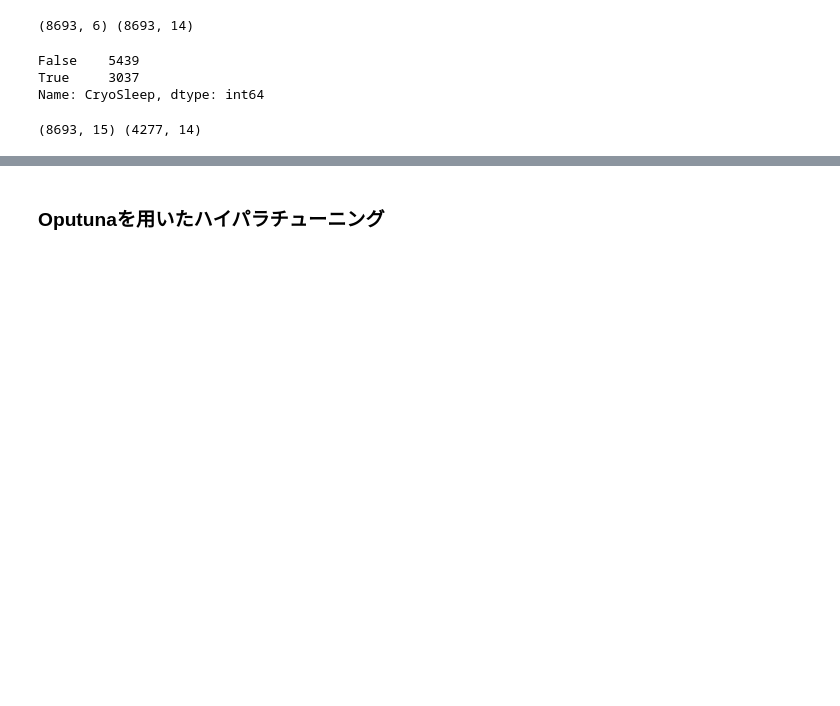
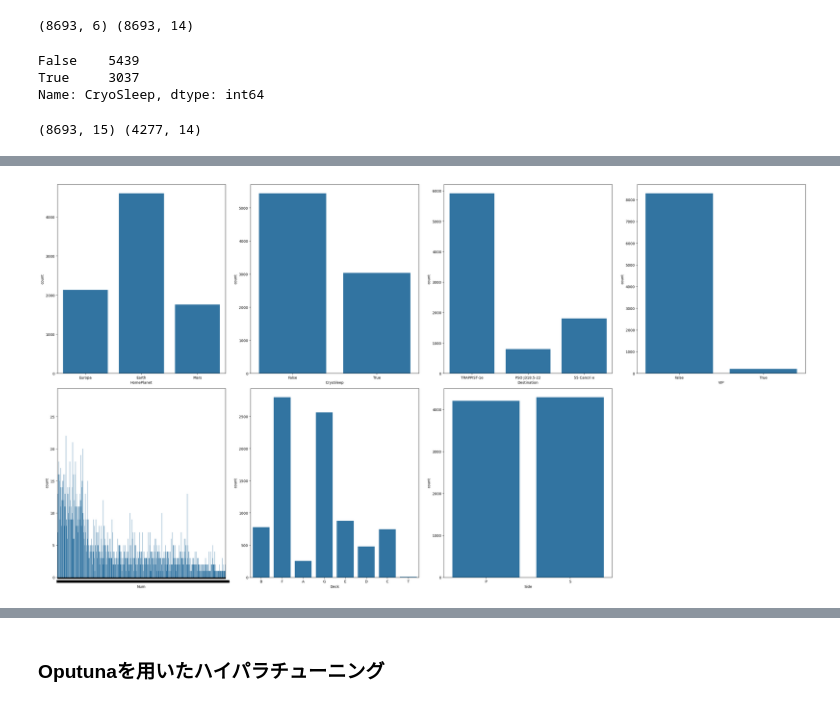
Before and after one commit to christian6022/Spaceship_Titanic, a Jupyter notebook: src/train_test.ipynb, the cells around one changed output, grey strips where cells are left out. Drawn from its saved outputs; the diff is of its cells as text; code cells hidden in the pictures; blank space fills up the shorter version.

```diff
--- a/src/train_test.ipynb
+++ b/src/train_test.ipynb
@@ -167,0 +381,7 @@ print(train_df_encoded.shape, test_df_encoded.shape)
+# %%
+# インスタンス作成
+imputer = SimpleImputer(strategy="median")
+
+train_df[numeric_cols] = imputer.fit_transform(train_df[numeric_cols])
+# 出費の合計を再計算
+train_df['Expense'] = train_df[['RoomService', 'FoodCourt', 'ShoppingMall', 'Spa', 'VRDeck']].sum(axis=1)
@@ -167,0 +411,21 @@ print(train_df_encoded.shape, test_df_encoded.shape)
+# %%
+# カテゴリカル変数
+
+# 分布の確認
+# 2列構成のグラフを作成（4行と3行で配置）
+fig, axes = plt.subplots(nrows=2, ncols=4, figsize=(30, 16))  # 2列構成、4行で計8個のグラフスペースを用意
+axes = axes.flatten()  # 2次元のaxesを1次元に変換
+
+# 各カラムに対して独立した箱ひげ図を描画
+for i, col in enumerate(categorical_cols):
+    sns.countplot(data=train_df, x=col, ax=axes[i])  # カウントプロット
+    plt.title(f'Distribution of {col}')
+
+# 残りの空のグラフを非表示にする（7つ目のグラフ以降のスペース）
+for j in range(i + 1, len(axes)):
+    fig.delaxes(axes[j])
+
+plt.tight_layout()
+plt.show()
+# %% [output]
+[figure, added]
```
Also changed, not shown: parts of 57 cells of this notebook, 6 other files.
